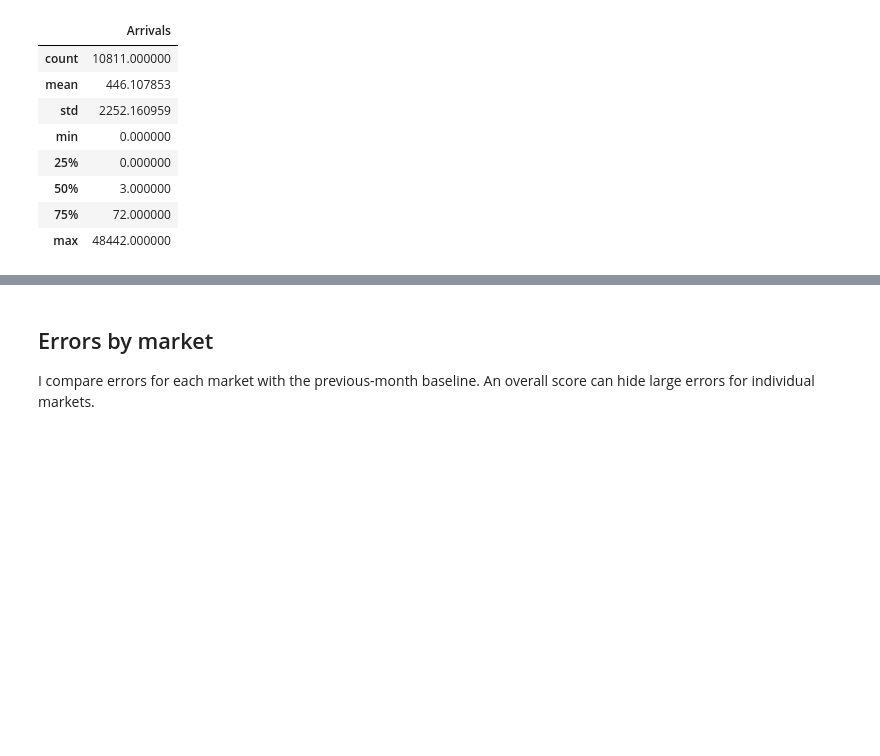
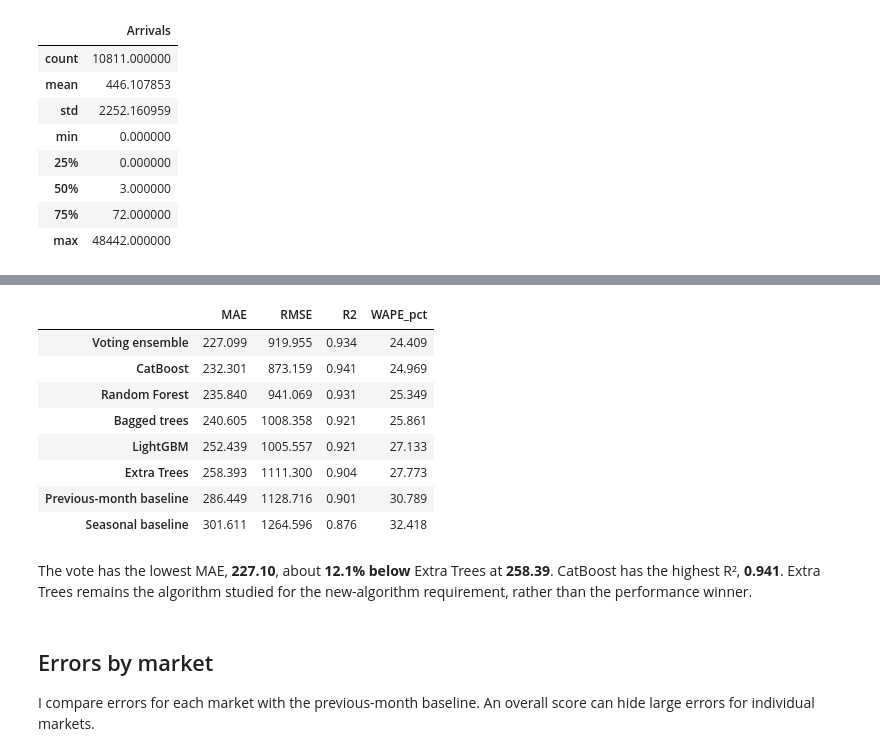
Before and after one commit to sbuhary/sri-lanka-tourism-forecast, a Jupyter notebook: notebooks/Tourism_Arrivals_Analysis.ipynb, the cells around one changed output, grey strips where cells are left out. Cells and saved outputs as stored; diff of their text form; code cells hidden in the pictures; blank space fills up the shorter version.

```diff
--- a/notebooks/Tourism_Arrivals_Analysis.ipynb
+++ b/notebooks/Tourism_Arrivals_Analysis.ipynb
@@ -183,3 +204,41 @@ Extra Trees has MAE **258.39**, R² **0.904** and WAPE **27.77%**. Random Forest
+# %%
+def fit_models(training):
+    fitted = {name: make_model(name, settings).fit(model_inputs(name, training), training.Arrivals)
+              for name, settings in selected.items()}
+    fitted['Voting ensemble'] = {
+        name: make_model(name, options[name][0]).fit(model_inputs(name, training), training.Arrivals)
+        for name in ['Random Forest', 'CatBoost', 'LightGBM']}
+    return fitted
+
+
+def compare_models(fitted, frame):
+    estimates = {name: predict_model(name, model, frame) for name, model in fitted.items()}
+    estimates['Previous-month baseline'] = frame.lag_1.to_numpy()
+    estimates['Seasonal baseline'] = frame.lag_12.to_numpy()
+    return pd.DataFrame({name: calculate_scores(frame.Arrivals, prediction)
+                         for name, prediction in estimates.items()}).T.sort_values('MAE')
+
+
+models = fit_models(train_data)
+comparison = compare_models(models, validation_data)
+chosen_name = 'Extra Trees'
+display(comparison.round(3))
+
+
+def predict_arrivals(frame):
+    return predict_model(chosen_name, models[chosen_name], frame)
+# %% [output]
+|  | MAE | RMSE | R2 | WAPE_pct |
+| Voting ensemble | 227.099 | 919.955 | 0.934 | 24.409 |
+| CatBoost | 232.301 | 873.159 | 0.941 | 24.969 |
+| Random Forest | 235.840 | 941.069 | 0.931 | 25.349 |
+| Bagged trees | 240.605 | 1008.358 | 0.921 | 25.861 |
+| LightGBM | 252.439 | 1005.557 | 0.921 | 27.133 |
+| Extra Trees | 258.393 | 1111.300 | 0.904 | 27.773 |
+| Previous-month baseline | 286.449 | 1128.716 | 0.901 | 30.789 |
+| Seasonal baseline | 301.611 | 1264.596 | 0.876 | 32.418 |
+# %% [markdown]
+The vote has the lowest MAE, **227.10**, about **12.1% below** Extra Trees at **258.39**. CatBoost has the highest R², **0.941**. Extra Trees remains the algorithm studied for the new-algorithm requirement, rather than the performance winner.
 # %% [markdown]
 ## Errors by market
 I compare errors for each market with the previous-month baseline. An overall score can hide large errors for individual markets.
```
Also changed, not shown: parts of 28 cells of this notebook, 8 other files.
